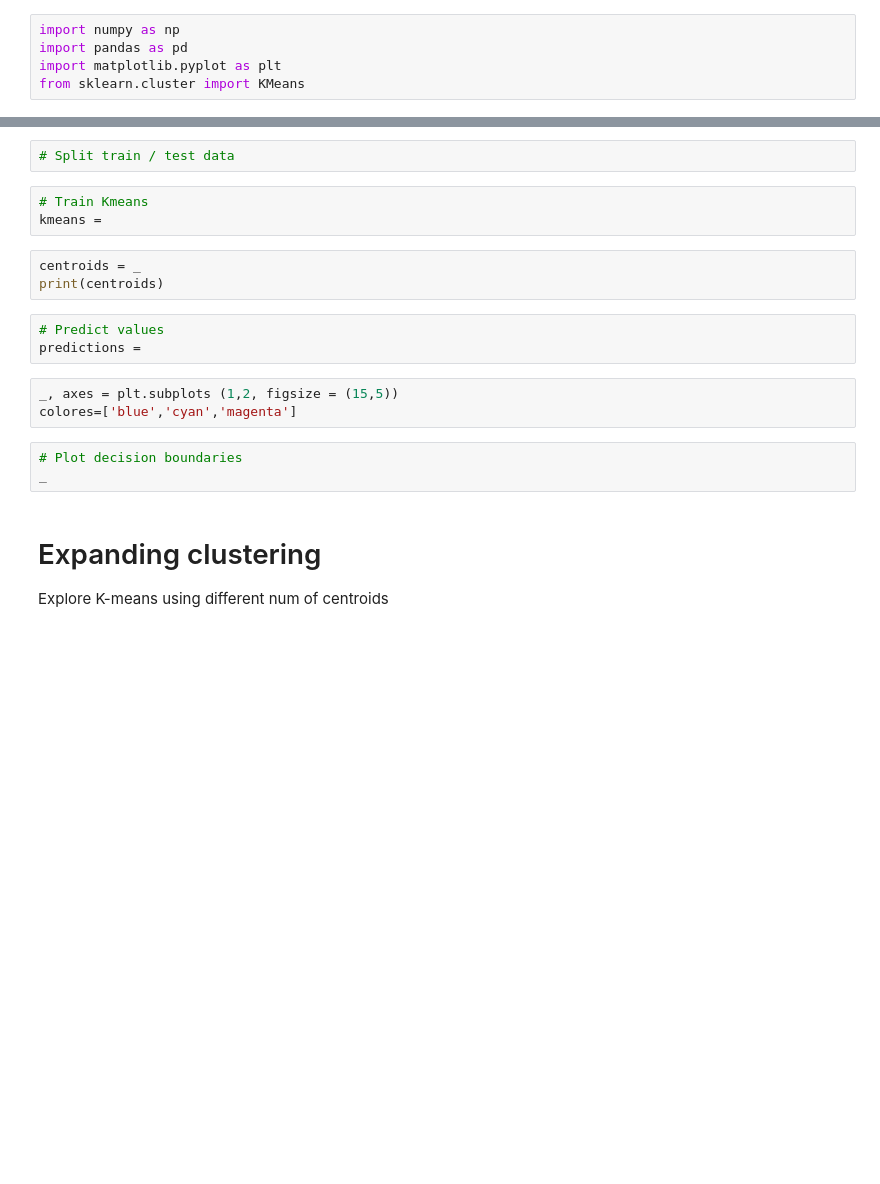
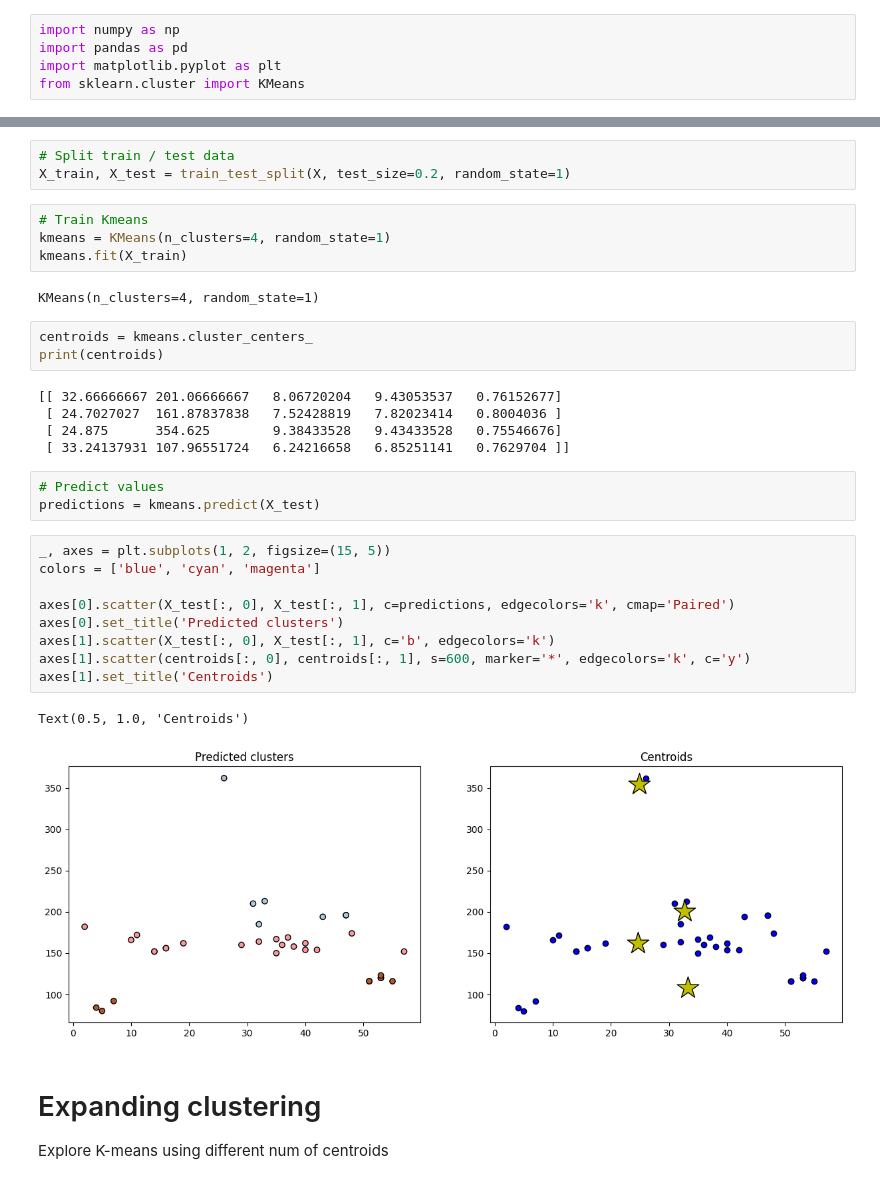
Before and after one commit to yustinbarnet/machine_learning, a Jupyter notebook: Sem_05/k-means.ipynb, the cells around one changed output, grey strips where cells are left out. Drawn from its saved outputs; the diff is of its cells as text; blank space fills up the shorter version.

```diff
--- a/Sem_05/k-means.ipynb
+++ b/Sem_05/k-means.ipynb
@@ -78,20 +76,35 @@ Y = _
 # %%
 # Split train / test data
+X_train, X_test = train_test_split(X, test_size=0.2, random_state=1)
 # %%
 # Train Kmeans
-kmeans =
+kmeans = KMeans(n_clusters=4, random_state=1)
+kmeans.fit(X_train)
+# %% [output]
+KMeans(n_clusters=4, random_state=1)
 # %%
-centroids = _
+centroids = kmeans.cluster_centers_
 print(centroids)
+# %% [output]
+[[ 32.66666667 201.06666667   8.06720204   9.43053537   0.76152677]
+ [ 24.7027027  161.87837838   7.52428819   7.82023414   0.8004036 ]
+ [ 24.875      354.625        9.38433528   9.43433528   0.75546676]
+ [ 33.24137931 107.96551724   6.24216658   6.85251141   0.7629704 ]]
 # %%
 # Predict values
-predictions =
+predictions = kmeans.predict(X_test)
-# %%
-_, axes = plt.subplots (1,2, figsize = (15,5))
-colores=['blue','cyan','magenta']
-# %%
-# Plot decision boundaries
-_
+# %%
+_, axes = plt.subplots(1, 2, figsize=(15, 5))
+colors = ['blue', 'cyan', 'magenta']
+
+axes[0].scatter(X_test[:, 0], X_test[:, 1], c=predictions, edgecolors='k', cmap='Paired')
+axes[0].set_title('Predicted clusters')
+axes[1].scatter(X_test[:, 0], X_test[:, 1], c='b', edgecolors='k')
+axes[1].scatter(centroids[:, 0], centroids[:, 1], s=600, marker='*', edgecolors='k', c='y')
+axes[1].set_title('Centroids')
+# %% [output]
+Text(0.5, 1.0, 'Centroids')
+[figure, added]
 # %% [markdown]
 # Expanding clustering
 
```
Also changed, not shown: parts of 11 cells of this notebook.
